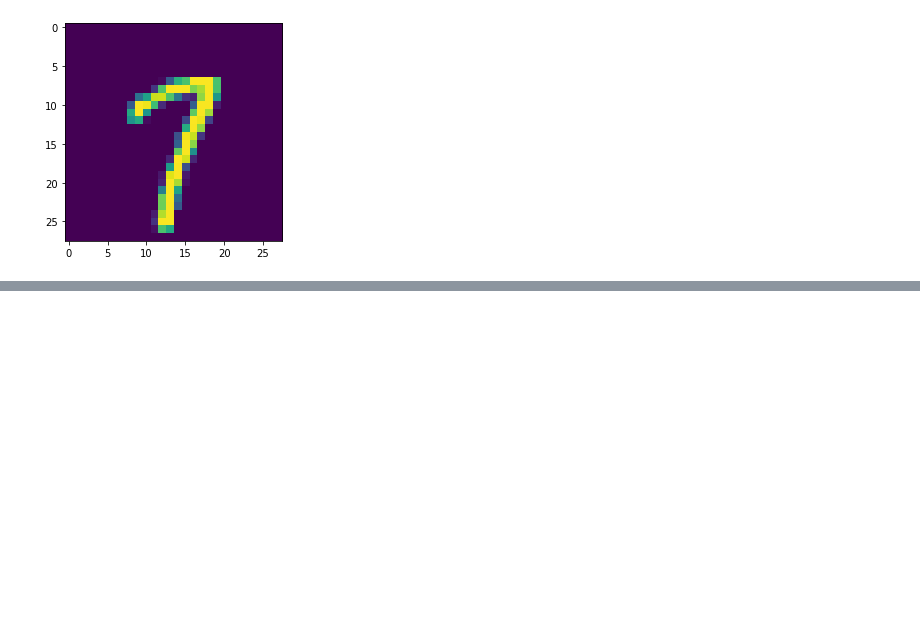
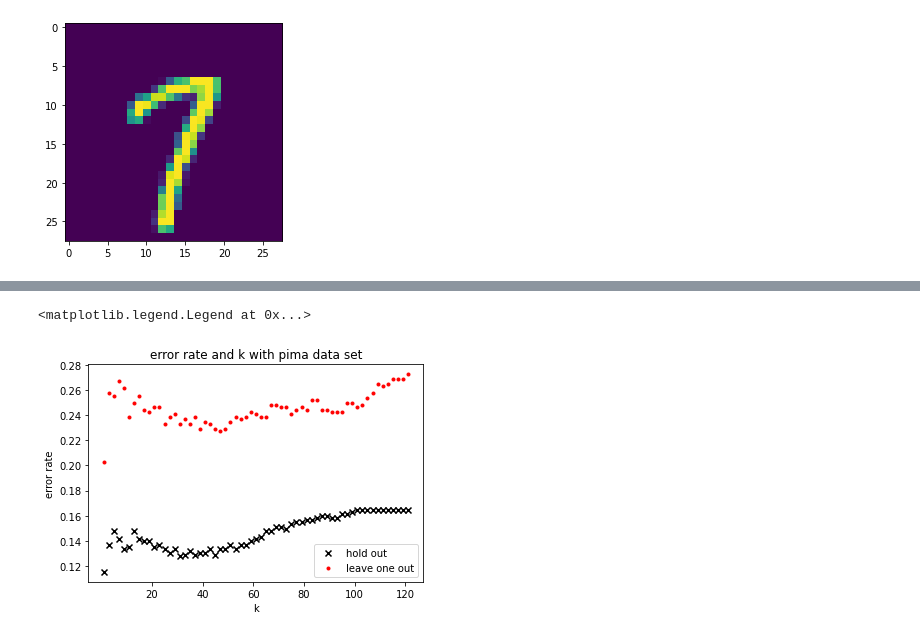
Before and after one commit to singwang-cn/The_first_pattern_recognition, a Jupyter notebook: ex5_2.ipynb, the cells around one changed output, grey strips where cells are left out. Cells and saved outputs as stored; diff of their text form; code cells hidden in the pictures; blank space fills up the shorter version.

```diff
--- a/ex5_2.ipynb
+++ b/ex5_2.ipynb
@@ -92,0 +129,45 @@ array([7])
+# %%
+pima_data = pima.drop(columns=['Outcome'])
+pima_tr_label = np.array(pima_tr['Outcome'].tolist())
+pima_tr_nolabel = pima_tr.drop(columns = ['Outcome'])
+pima_tr_data = ((pima_tr_nolabel-pima_data.mean())/pima_data.std()).values
+pima_te_label = np.array(pima_te['Outcome'].tolist())
+pima_te_nolabel = pima_te.drop(columns = ['Outcome'])
+pima_te_data = ((pima_te_nolabel-pima_data.mean())/pima_data.std()).values
+pima_co_label = np.array(pima_co['Outcome'].tolist())
+pima_co_nolabel = pima_co.drop(columns = ['Outcome'])
+pima_co_data = ((pima_co_nolabel-pima_data.mean())/pima_data.std()).values
+# %%
+k_list1 = [i for i in range(122) if i%2!=0]
+error_rate1 = []
+for k in k_list1:
+  error = 0
+  knn = KNeighborsClassifier(n_neighbors=k)
+  knn.fit(pima_tr_data,pima_tr_label)
+  predicted_label = knn.predict(pima_te_data)
+  for i in range(len(predicted_label)):
+    if predicted_label[i] != pima_te_label[i]: error += 1
+  error_rate1.append(error/mini_test_image.shape[0])
+# %%
+loo = LeaveOneOut()
+error_rate2 = []
+for k in k_list1:
+  error = 0
+  knn = KNeighborsClassifier(n_neighbors=k)
+  for i_tr, i_te in loo.split(pima_co_data):
+    knn.fit(pima_co_data[i_tr],pima_co_label[i_tr])
+    if knn.predict(pima_co_data[i_te]) != pima_co_label[i_te]:
+      error += 1
+  error_rate2.append(error/pima_co_data.shape[0])
+# %%
+plt.figure("error rate and k with pima data set")
+plt.title("error rate and k with pima data set")
+plt.scatter(k_list1, error_rate1, marker='x', color='black', label='hold out')
+plt.scatter(k_list1, error_rate2, marker='.', color='red', label='leave one out')
+plt.xlabel('k')
+plt.xticks([20,40,60,80,100,120])
+plt.ylabel('error rate')
+plt.legend()
+# %% [output]
+<matplotlib.legend.Legend at 0x...>
+[figure, added]
```
Also changed, not shown: parts of 13 cells of this notebook.
